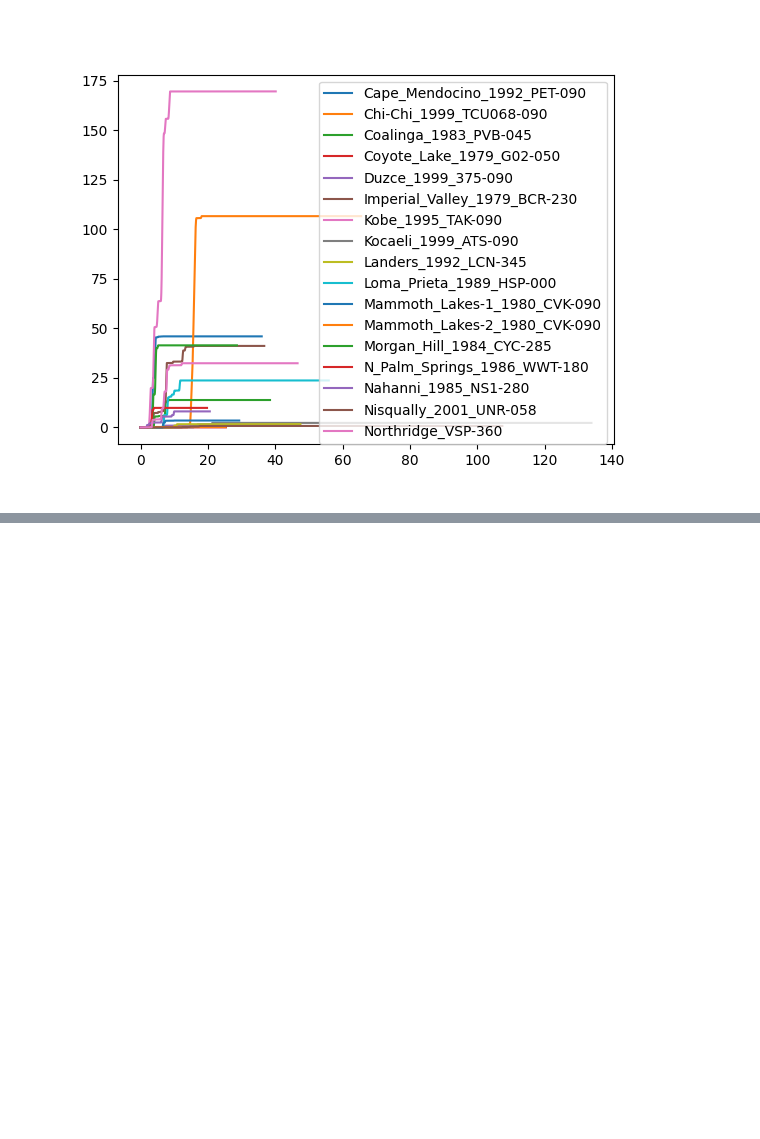
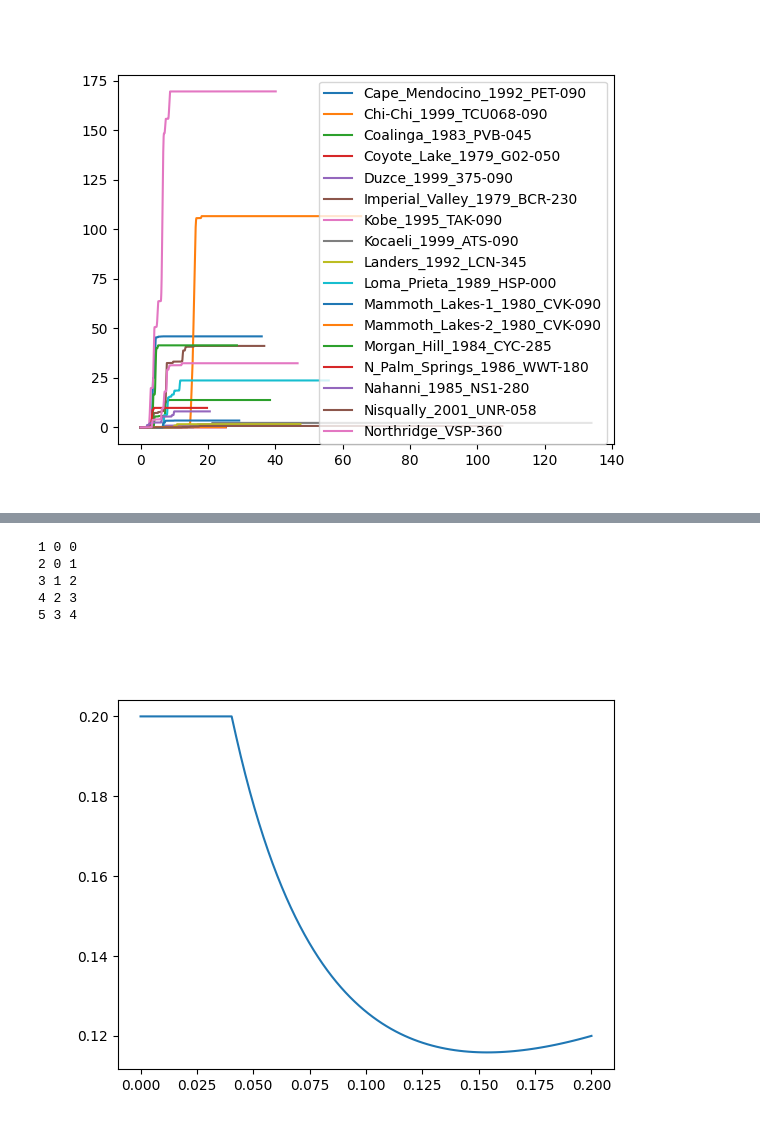
Before and after one commit to pySLAMMER/pySLAMMER, a Jupyter notebook: pyslammer/decoupled_testing.ipynb, the cells around one changed output, grey strips where cells are left out. Cells and saved outputs as stored; diff of their text form; code cells hidden in the pictures; blank space fills up the shorter version.

```diff
--- a/pyslammer/decoupled_testing.ipynb
+++ b/pyslammer/decoupled_testing.ipynb
@@ -97,0 +132,26 @@ Northridge_VSP-360: k_max = 0.934, eq_Vs = 293.116m/s, damp = 0.363, decoupled d
+# %%
+for i in [1,2,3,4,5]:
+    prev = i - 2 + (i==1)
+    curr = i - 1
+    print(i, prev, curr)
+# %% [output]
+1 0 0
+2 0 1
+3 1 2
+4 2 3
+5 3 4
+# %%
+def some_ky_func(disp):
+    initial = 0.2
+    minimum = 0.05
+    factor = 0.005
+    exponent = -1.5
+    value = max(factor*(disp+minimum)**exponent + 0.4*disp, minimum)
+    return min(initial,value)
+
+disp = np.linspace(0, 0.2, 100)
+plt.close("all")
+plt.plot(disp, [some_ky_func(d) for d in disp])
+plt.show()
+# %% [output]
+[figure, added]
```
Also changed, not shown: parts of 1 cell of this notebook, 1 other file.
